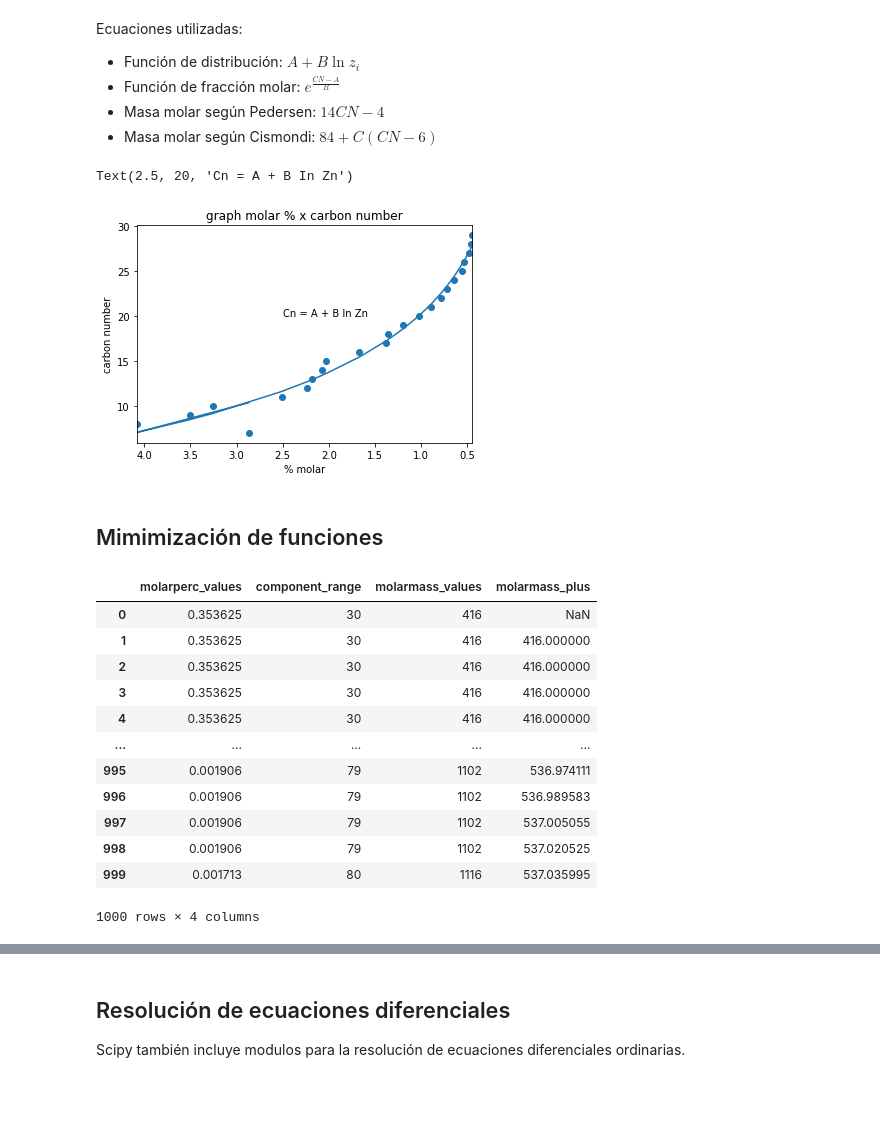
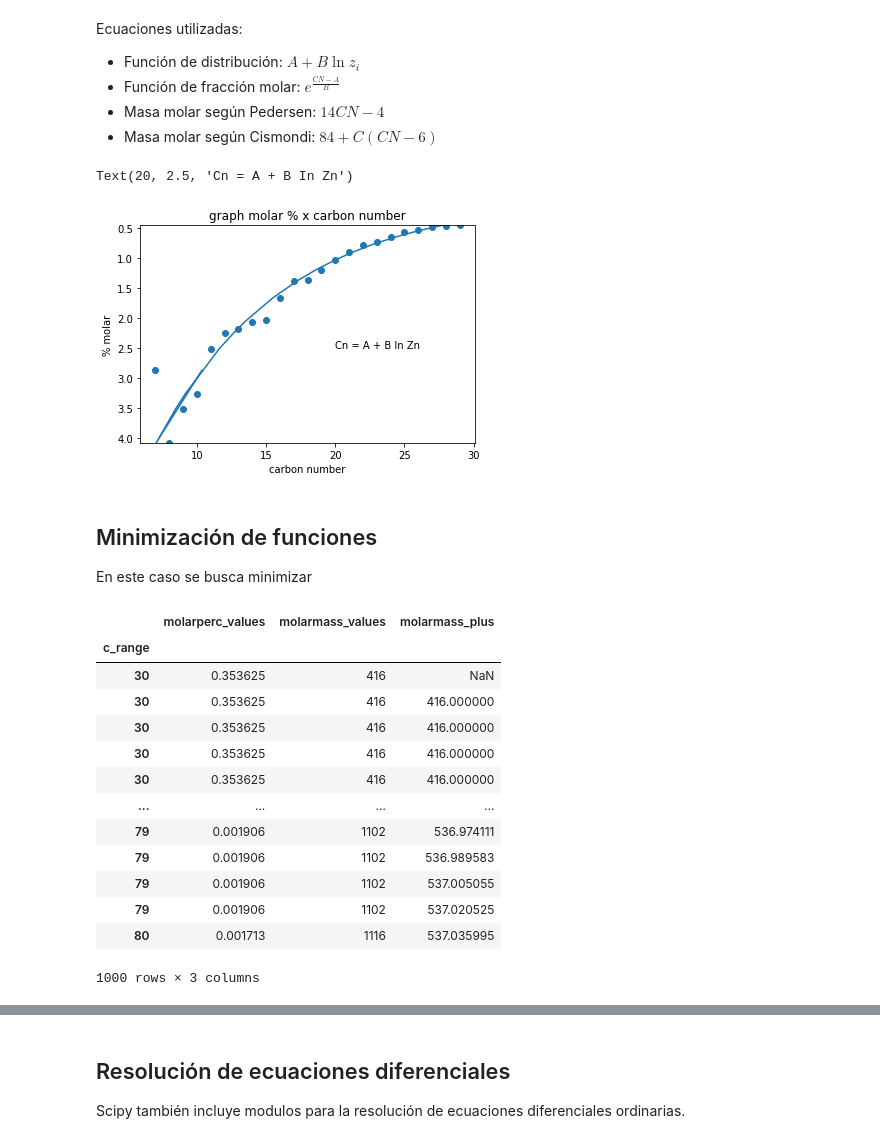
Before and after one commit to MarlenGabrich/GTF, a Jupyter notebook: Copia_de_Intro_Paquetes_Python.ipynb, the cells around one changed output, grey strips where cells are left out. Cells and saved outputs as stored; diff of their text form; code cells hidden in the pictures; blank space fills up the shorter version.

```diff
--- a/Copia_de_Intro_Paquetes_Python.ipynb
+++ b/Copia_de_Intro_Paquetes_Python.ipynb
@@ -145,16 +143,17 @@ C = curve_fit(cismondi_M, c_n, exp_molar_mass)[0]
 # %%
-plt.plot(z_exp, carbon_number(z_exp, A, B))
-plt.scatter(z_exp, c_n)
-plt.ylabel('carbon number')
-plt.xlabel('% molar')
-plt.xlim(max(z_exp),min(z_exp))
+plt.plot(carbon_number(z_exp, A, B),z_exp)
+plt.scatter(c_n,z_exp)
+plt.ylabel('% molar')
+plt.xlabel('carbon number')
+plt.ylim(max(z_exp),min(z_exp))
 plt.title('graph molar % x carbon number')
-plt.text(2.5,20,'Cn = A + B In Zn')
+plt.text(20,2.5,'Cn = A + B In Zn')
 # %% [output]
-Text(2.5, 20, 'Cn = A + B In Zn')
+Text(20, 2.5, 'Cn = A + B In Zn')
-[figure, old version]
+[figure, new version]
-# %% [markdown]
-## Mimimización de funciones
+# %% [markdown]
+## Minimización de funciones
+En este caso se busca minimizar
 # %%
 #Ingreso nc inicial, final y la func de cálculo de masa molar que va a utilizar
 def res_fraction(c_max, c_min, m_func):
@@ -177,25 +176,26 @@ z, c, m, mp = res_fraction(80, c_plus_n, pedersen_M)
 
 dfmin = pd.DataFrame()
 dfmin['molarperc_values']=z
-dfmin['component_range']=c
+dfmin['c_range']=c
 dfmin['molarmass_values']=m
 dfmin['molarmass_plus']=mp
 
-dfmin
+dfmin.set_index('c_range')
 # %% [output]
-|  | molarperc_values | component_range | molarmass_values | molarmass_plus |
-| 0 | 0.353625 | 30 | 416 | NaN |
-| 1 | 0.353625 | 30 | 416 | 416.000000 |
-| 2 | 0.353625 | 30 | 416 | 416.000000 |
-| 3 | 0.353625 | 30 | 416 | 416.000000 |
-| 4 | 0.353625 | 30 | 416 | 416.000000 |
-| ... | ... | ... | ... | ... |
-| 995 | 0.001906 | 79 | 1102 | 536.974111 |
-| 996 | 0.001906 | 79 | 1102 | 536.989583 |
-| 997 | 0.001906 | 79 | 1102 | 537.005055 |
-| 998 | 0.001906 | 79 | 1102 | 537.020525 |
-| 999 | 0.001713 | 80 | 1116 | 537.035995 |
+|  | molarperc_values | molarmass_values | molarmass_plus |
+| c_range |  |  |  |
+| 30 | 0.353625 | 416 | NaN |
+| 30 | 0.353625 | 416 | 416.000000 |
+| 30 | 0.353625 | 416 | 416.000000 |
+| 30 | 0.353625 | 416 | 416.000000 |
+| 30 | 0.353625 | 416 | 416.000000 |
+| ... | ... | ... | ... |
+| 79 | 0.001906 | 1102 | 536.974111 |
+| 79 | 0.001906 | 1102 | 536.989583 |
+| 79 | 0.001906 | 1102 | 537.005055 |
+| 79 | 0.001906 | 1102 | 537.020525 |
+| 80 | 0.001713 | 1116 | 537.035995 |
-1000 rows × 4 columns
+1000 rows × 3 columns
 # %%
 def fit_mp(cmax, obj_mp, c_plus_n, m_func):
     """Error cuadrado entre peso molecular M+ estimado y real.
```
Also changed, not shown: parts of 9 cells of this notebook.
